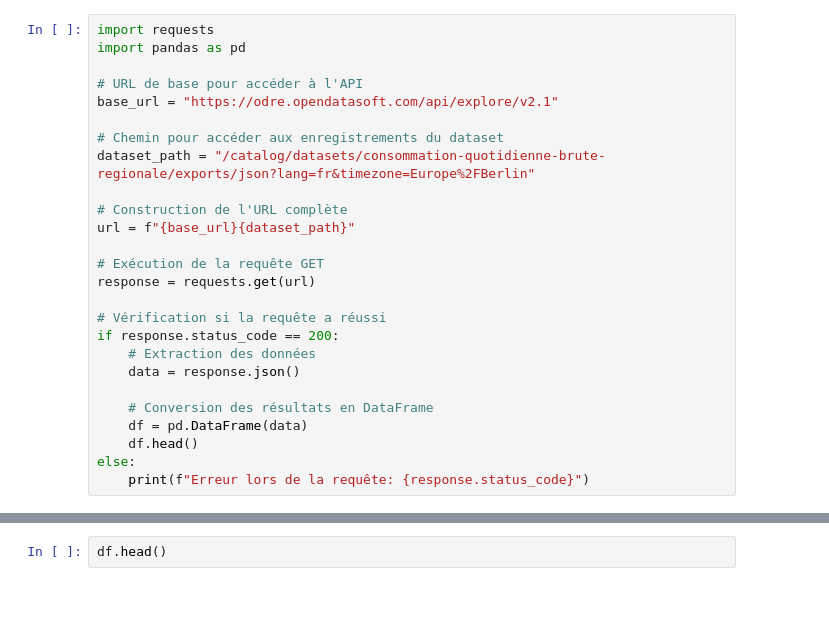
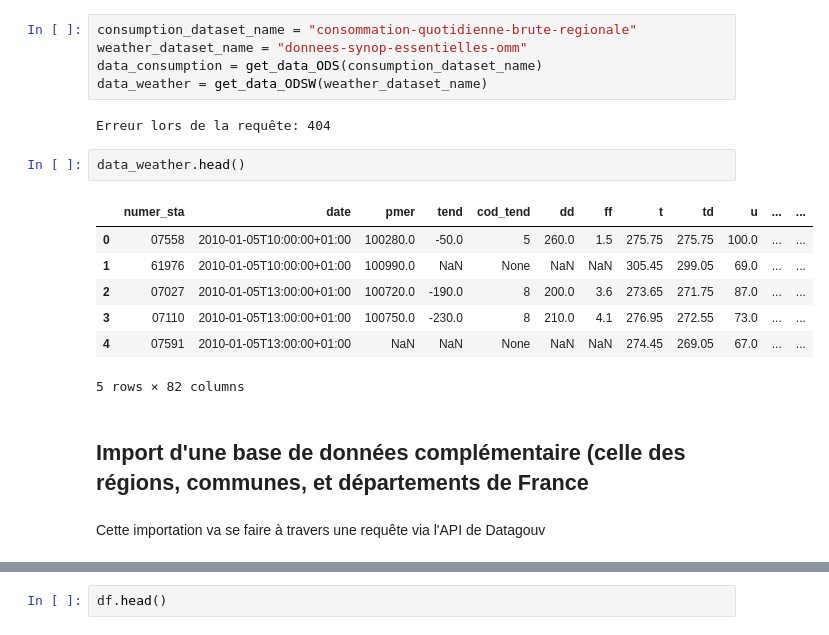
Before and after one commit to antoine-palazz/Python_DS_Project, a Jupyter notebook: Api_Odre.ipynb, the cells around one changed output, grey strips where cells are left out. Drawn from its saved outputs; the diff is of its cells as text; blank space fills up the shorter version.

```diff
--- a/Api_Odre.ipynb
+++ b/Api_Odre.ipynb
@@ -1,26 +89,21 @@
 # %%
-import requests
-import pandas as pd
-
-# URL de base pour accéder à l'API
-base_url = "https://odre.opendatasoft.com/api/explore/v2.1"
-
-# Chemin pour accéder aux enregistrements du dataset
-dataset_path = "/catalog/datasets/consommation-quotidienne-brute-regionale/exports/json?lang=fr&timezone=Europe%2FBerlin"
-
-# Construction de l'URL complète
-url = f"{base_url}{dataset_path}"
-
-# Exécution de la requête GET
-response = requests.get(url)
-
-# Vérification si la requête a réussi
-if response.status_code == 200:
-    # Extraction des données
-    data = response.json()
-
-    # Conversion des résultats en DataFrame
-    df = pd.DataFrame(data)
-    df.head()
-else:
-    print(f"Erreur lors de la requête: {response.status_code}")
+consumption_dataset_name = "consommation-quotidienne-brute-regionale"
+weather_dataset_name = "donnees-synop-essentielles-omm"
+data_consumption = get_data_ODS(consumption_dataset_name)
+data_weather = get_data_ODSW(weather_dataset_name)
+# %% [output]
+Erreur lors de la requête: 404
+# %%
+data_weather.head()
+# %% [output]
+|  | numer_sta | date | pmer | tend | cod_tend | dd | ff | t | td | u | ... | ... |
+| 0 | 07558 | 2010-01-05T10:00:00+01:00 | 100280.0 | -50.0 | 5 | 260.0 | 1.5 | 275.75 | 275.75 | 100.0 | ... | ... |
+| 1 | 61976 | 2010-01-05T10:00:00+01:00 | 100990.0 | NaN | None | NaN | NaN | 305.45 | 299.05 | 69.0 | ... | ... |
+| 2 | 07027 | 2010-01-05T13:00:00+01:00 | 100720.0 | -190.0 | 8 | 200.0 | 3.6 | 273.65 | 271.75 | 87.0 | ... | ... |
+| 3 | 07110 | 2010-01-05T13:00:00+01:00 | 100750.0 | -230.0 | 8 | 210.0 | 4.1 | 276.95 | 272.55 | 73.0 | ... | ... |
+| 4 | 07591 | 2010-01-05T13:00:00+01:00 | NaN | NaN | None | NaN | NaN | 274.45 | 269.05 | 67.0 | ... | ... |
+5 rows × 82 columns
+# %% [markdown]
+## Import d'une base de données complémentaire (celle des régions, communes, et départements de France
+# %% [markdown]
+Cette importation va se faire à travers une requête via l'API de Datagouv
```
Also changed, not shown: parts of 37 cells of this notebook.
